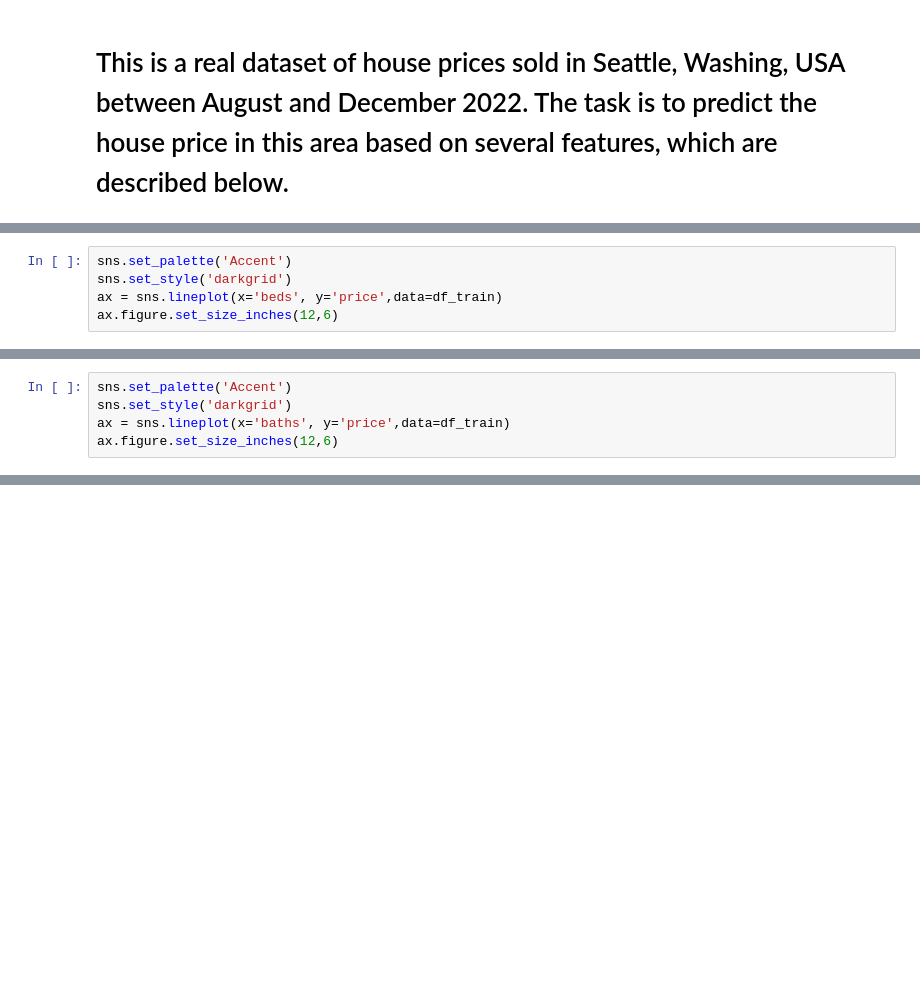
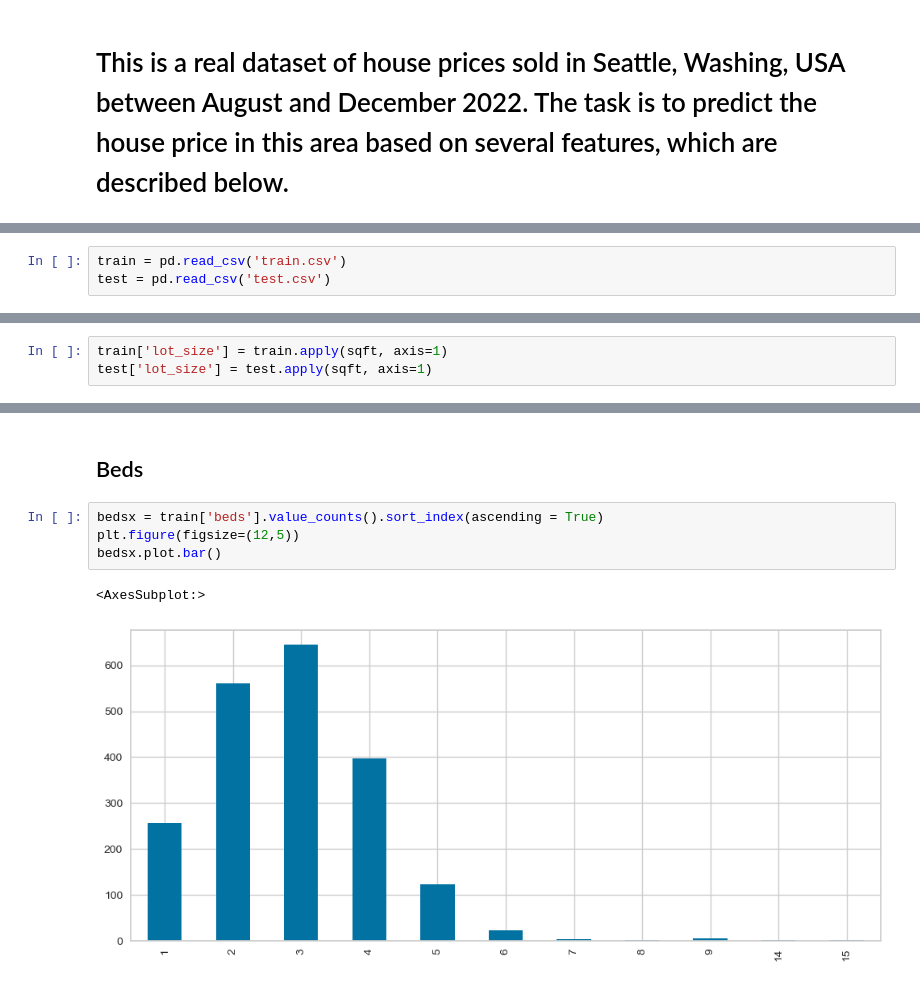
Before and after one commit to DavidCumaru/House_Prediction_AutoMLRegression, a Jupyter notebook: HOUSE_PRICE_PREDICTION.ipynb, the cells around one changed output, grey strips where cells are left out. Saved outputs shown, nothing was run; the diff lists cells and outputs as text; blank space fills up the shorter version.

```diff
--- a/HOUSE_PRICE_PREDICTION.ipynb
+++ b/HOUSE_PRICE_PREDICTION.ipynb
@@ -228,5 +4,0 @@ array([[<AxesSubplot:title={'center':'beds'}>,
-# %%
-sns.set_palette('Accent')
-sns.set_style('darkgrid')
-ax = sns.lineplot(x='beds', y='price',data=df_train)
-ax.figure.set_size_inches(12,6)
@@ -235,5 +4,0 @@ ax.figure.set_size_inches(12,6)
-# %%
-sns.set_palette('Accent')
-sns.set_style('darkgrid')
-ax = sns.lineplot(x='baths', y='price',data=df_train)
-ax.figure.set_size_inches(12,6)
@@ -312,0 +17,3 @@ acc_decision_tree
+# %%
+train = pd.read_csv('train.csv')
+test = pd.read_csv('test.csv')
@@ -312,0 +86,3 @@ acc_decision_tree
+# %%
+train['lot_size'] = train.apply(sqft, axis=1)
+test['lot_size'] = test.apply(sqft, axis=1)
@@ -312,0 +98,9 @@ acc_decision_tree
+# %% [markdown]
+## Beds
+# %%
+bedsx = train['beds'].value_counts().sort_index(ascending = True)
+plt.figure(figsize=(12,5))
+bedsx.plot.bar()
+# %% [output]
+<AxesSubplot:>
+[figure, added]
```
Also changed, not shown: parts of 66 cells of this notebook.
